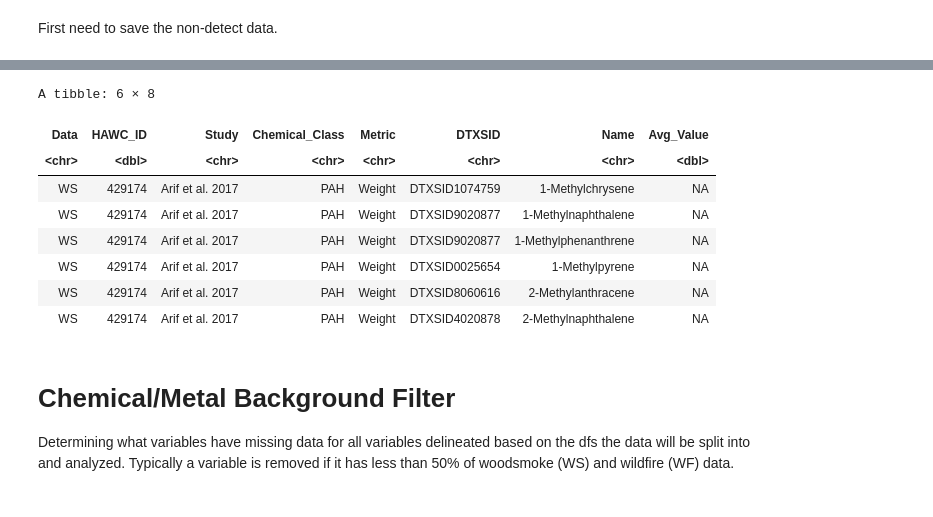
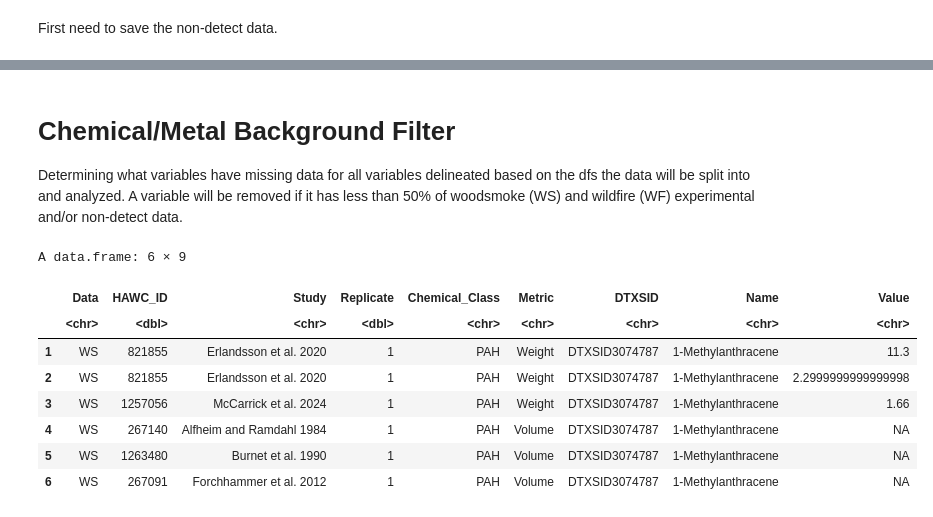
Before and after one commit to UNC-CEMALB/P1015.-Wildfire_Suffcient_Similiarity, a Jupyter notebook: 1. Data Processing/Data Processing.ipynb, the cells around one changed output, grey strips where cells are left out. Drawn from its saved outputs; the diff is of its cells as text; code cells hidden in the pictures.

```diff
--- a/1. Data Processing/Data Processing.ipynb
+++ b/1. Data Processing/Data Processing.ipynb
@@ -72,34 +62,4 @@ Taking the average number of replicates.
-# %%
-ws_df$Value = as.numeric(ws_df$Value)
-wf_df$Value = as.numeric(wf_df$Value)
-
-avg_ws_df = ws_df %>%
-    group_by(Study, Chemical_Class, Metric, Name) %>%
-    mutate(Avg_Value = mean(Value)) %>%
-    select(-c("Replicate", "Sample_Number", "Value", "Sample_Identifier")) %>%
-    unique() %>%
-    ungroup()
-
-avg_wf_df = wf_df %>%
-    group_by(Study, Chemical_Class, Metric, Name) %>%
-    mutate(Avg_Value = mean(Value)) %>%
-    select(-c("Replicate", "Sample_Number", "Value")) %>%
-    unique() %>%
-    ungroup()
-
-avg_df = rbind(avg_ws_df, avg_wf_df)
-head(avg_df)
-# %% [output]
-A tibble: 6 × 8
-| Data | HAWC_ID | Study | Chemical_Class | Metric | DTXSID | Name | Avg_Value |
-| <chr> | <dbl> | <chr> | <chr> | <chr> | <chr> | <chr> | <dbl> |
-| WS | 429174 | Arif et al. 2017 | PAH | Weight | DTXSID1074759 | 1-Methylchrysene | NA |
-| WS | 429174 | Arif et al. 2017 | PAH | Weight | DTXSID9020877 | 1-Methylnaphthalene | NA |
-| WS | 429174 | Arif et al. 2017 | PAH | Weight | DTXSID9020877 | 1-Methylphenanthrene | NA |
-| WS | 429174 | Arif et al. 2017 | PAH | Weight | DTXSID0025654 | 1-Methylpyrene | NA |
-| WS | 429174 | Arif et al. 2017 | PAH | Weight | DTXSID8060616 | 2-Methylanthracene | NA |
-| WS | 429174 | Arif et al. 2017 | PAH | Weight | DTXSID4020878 | 2-Methylnaphthalene | NA |
 # %% [markdown]
 # Chemical/Metal Background Filter
 
-Determining what variables have missing data for all variables delineated based on the dfs the data will be split into and analyzed. Typically a variable is removed if it has less than 50% of woodsmoke (WS) and wildfire (WF) data.
+Determining what variables have missing data for all variables delineated based on the dfs the data will be split into and analyzed. A variable will be removed if it has less than 50% of woodsmoke (WS) and wildfire (WF) experimental and/or non-detect data.
@@ -117,0 +66,18 @@ variable_presence_df %>%
+# %%
+# # changing cols to numeric
+# ws_df$Value = as.numeric(ws_df$Value)
+# wf_df$Value = as.numeric(wf_df$Value)
+
+# combining dfs
+combined_df = rbind(ws_df, wf_df)
+head(combined_df)
+# %% [output]
+A data.frame: 6 × 9
+|  | Data | HAWC_ID | Study | Replicate | Chemical_Class | Metric | DTXSID | Name | Value |
+|  | <chr> | <dbl> | <chr> | <dbl> | <chr> | <chr> | <chr> | <chr> | <chr> |
+| 1 | WS | 821855 | Erlandsson et al. 2020 | 1 | PAH | Weight | DTXSID3074787 | 1-Methylanthracene | 11.3 |
+| 2 | WS | 821855 | Erlandsson et al. 2020 | 1 | PAH | Weight | DTXSID3074787 | 1-Methylanthracene | 2.2999999999999998 |
+| 3 | WS | 1257056 | McCarrick et al. 2024 | 1 | PAH | Weight | DTXSID3074787 | 1-Methylanthracene | 1.66 |
+| 4 | WS | 267140 | Alfheim and Ramdahl 1984 | 1 | PAH | Volume | DTXSID3074787 | 1-Methylanthracene | NA |
+| 5 | WS | 1263480 | Burnet et al. 1990 | 1 | PAH | Volume | DTXSID3074787 | 1-Methylanthracene | NA |
+| 6 | WS | 267091 | Forchhammer et al. 2012 | 1 | PAH | Volume | DTXSID3074787 | 1-Methylanthracene | NA |
```
Also changed, not shown: parts of 6 cells of this notebook.
